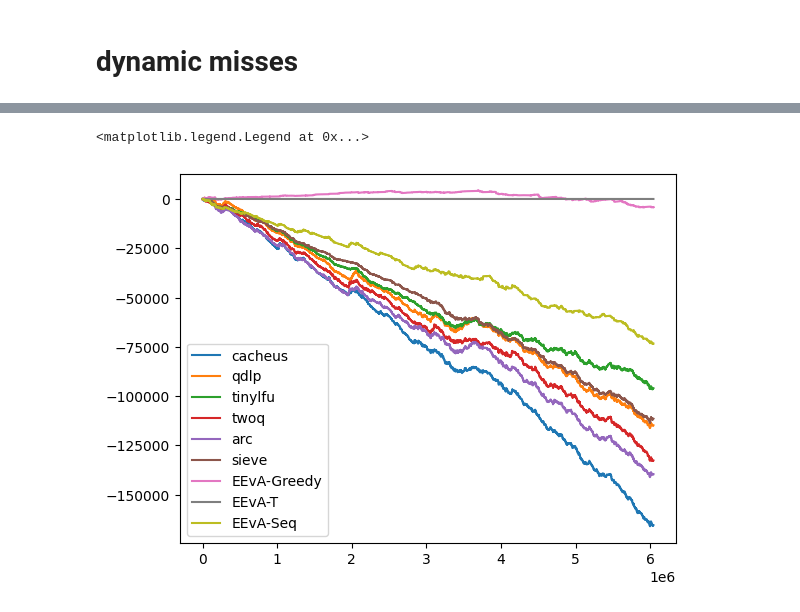
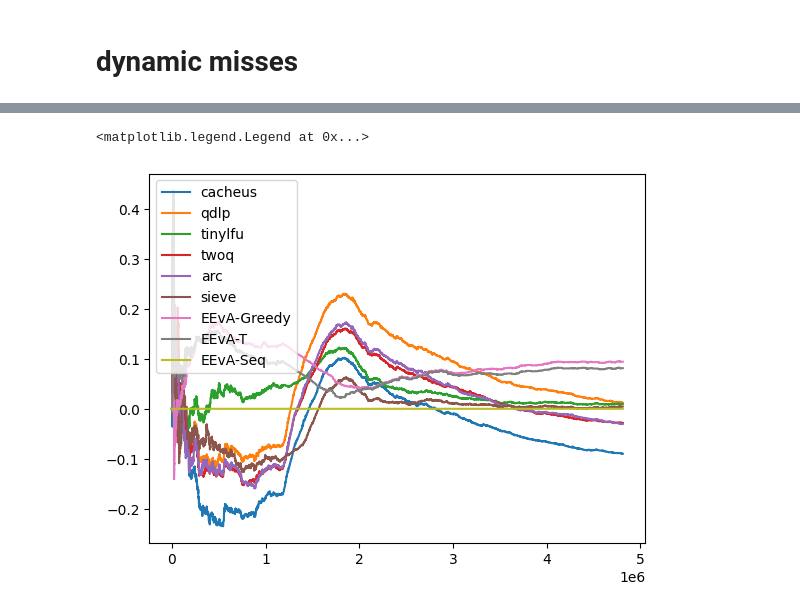
Before and after one commit to tmp2035/eeva, a Jupyter notebook: experiment_helpers/script_user.ipynb, the cells around one changed output, grey strips where cells are left out. Cells and saved outputs as stored; diff of their text form; code cells hidden in the pictures.

```diff
--- a/experiment_helpers/script_user.ipynb
+++ b/experiment_helpers/script_user.ipynb
@@ -133,7 +130,7 @@ command = "cd .. && python3 experiment_helpers/run_config.py ../experiment_confi
 # dynamic misses
 # %%
 import pickle
-p = "/runs/run_results/scan_more_distinguish/runs_history.pickle"
+p = "/runs/run_results/scan_greater_get/runs_history.pickle"
 
 with open(p, 'rb') as f:
     dat = pickle.load(f)
@@ -146,3 +143,10 @@ for dd in dat:
     for alg in dd.keys():
         algs.append(alg)
         arrs.append(np.cumsum(dd[alg][2][2]))
+# %%
+import matplotlib.pyplot as plt
+for hits, alg in zip(arrs, algs):
+    plt.plot((hits - arrs[-1]), label = alg)
+plt.xlabel("#requests")
+plt.ylabel(r"$\Delta$ #hits")
+plt.legend(loc="upper left")
@@ -148,0 +156,8 @@ for dd in dat:
+# %%
+import matplotlib.pyplot as plt
+for hits, alg in zip(arrs, algs):
+    plt.plot(((hits)/np.arange(1, len(hits) + 1))[200:], label = alg)
+    plt.xlabel("#requests")
+plt.ylabel(r"hitrate")
+plt.legend(loc="lower right")
+plt.gca().set_ylim([0.1, 0.2])
@@ -149,8 +167,8 @@ for dd in dat:
 # %%
 import matplotlib.pyplot as plt
 for hits, alg in zip(arrs, algs):
-    plt.plot((hits - arrs[-2]), label = alg)
-plt.legend()
+    plt.plot((hits - arrs[-1])/arrs[-1], label = alg)
+plt.legend(loc="upper left")
 # %% [output]
 <matplotlib.legend.Legend at 0x...>
-[figure, old version]
+[figure, new version]
```
Also changed, not shown: parts of 5 cells of this notebook, 7 other files.
